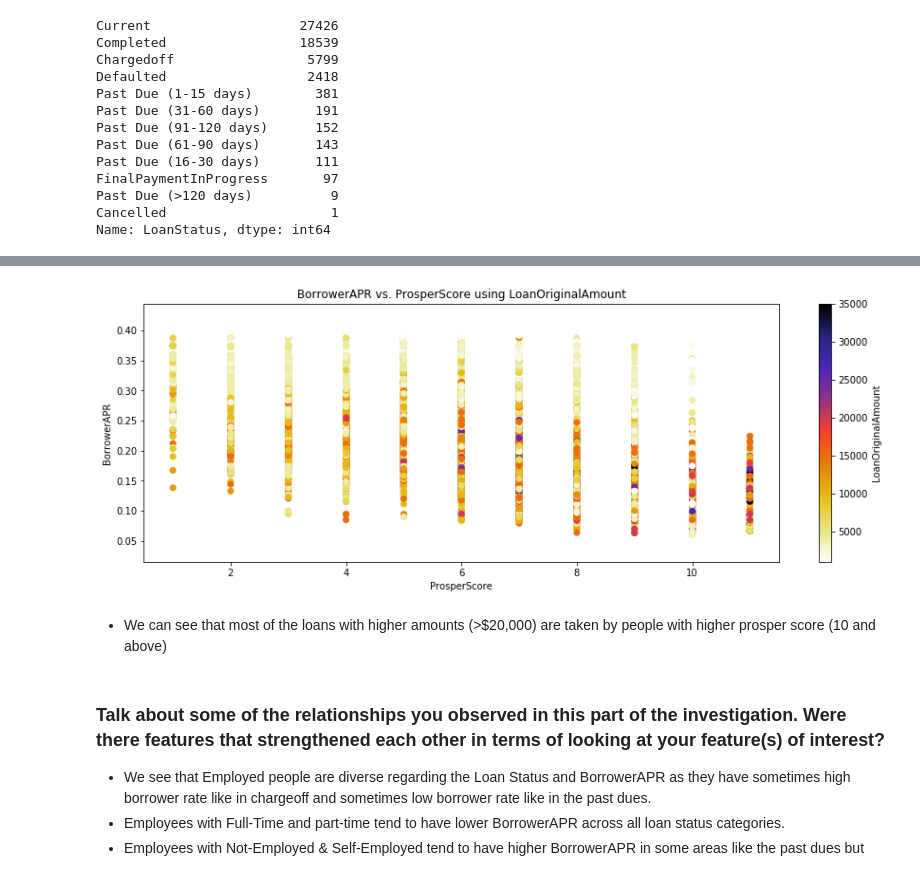
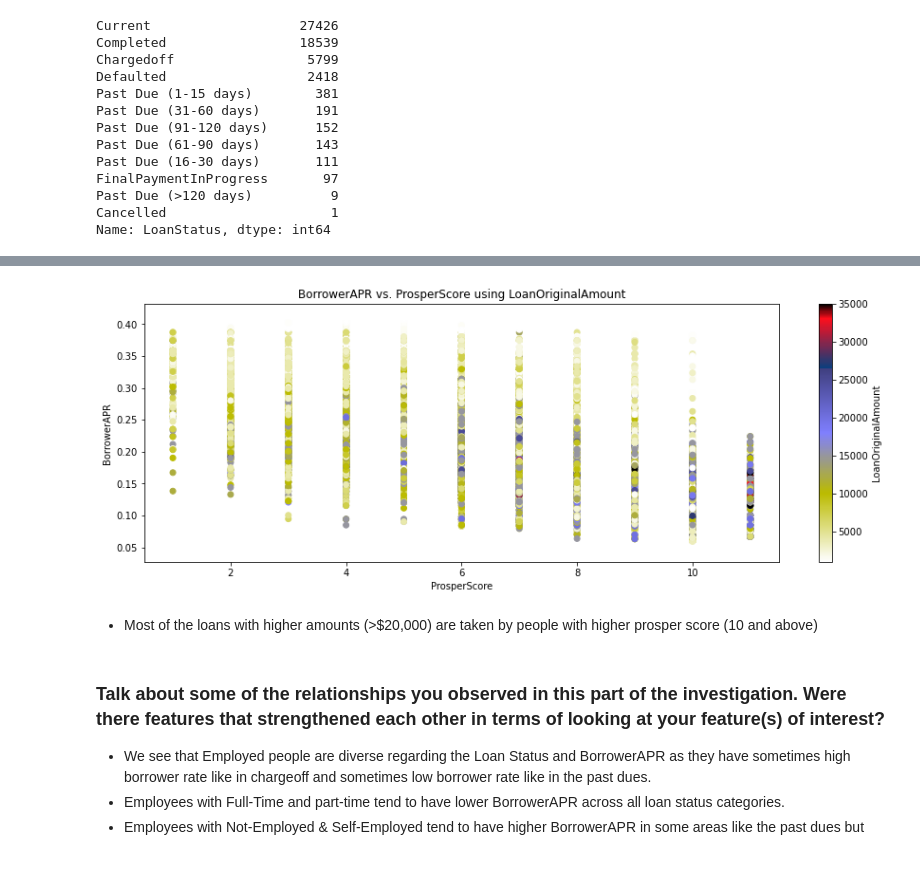
Before and after one commit to lappiahnuamah/Prosper-Loan-Data-Exploration-Alx-Data-Analysis-Udacity, a Jupyter notebook: Part_I_exploration_template.ipynb, the cells around one changed output, grey strips where cells are left out. Cells and saved outputs as stored; diff of their text form; code cells hidden in the pictures.

```diff
--- a/Part_I_exploration_template.ipynb
+++ b/Part_I_exploration_template.ipynb
@@ -1041,16 +1026,16 @@ plt.show();
 # %%
 # BorrowerAPR vs. CreditScoreRangeUpper & CreditScoreRangeUpper
 plt.figure(figsize = [15, 5])
-cm = plt.cm.get_cmap('CMRmap_r')
+cm = plt.cm.get_cmap('gist_stern_r')
 plt.scatter(data=new_df[new_df['StatedMonthlyIncome']<20000],x='ProsperScore',y='BorrowerAPR',c='LoanOriginalAmount',cmap=cm)
 plt.colorbar(label = 'LoanOriginalAmount')
 plt.title('BorrowerAPR vs. ProsperScore using LoanOriginalAmount')
 plt.xlabel('ProsperScore')
 plt.ylabel('BorrowerAPR');
 # %% [output]
-[figure, old version]
+[figure, new version]
 # %% [markdown]
-- We can see that most of the loans with higher amounts (>$20,000) are taken by people with higher prosper score (10 and above)
+- Most of the loans with higher amounts (>$20,000) are taken by people with higher prosper score (10 and above)
 # %% [markdown]
 ### Talk about some of the relationships you observed in this part of the investigation. Were there features that strengthened each other in terms of looking at your feature(s) of interest?
 
```
Also changed, not shown: parts of 40 cells of this notebook, 2 other files.
